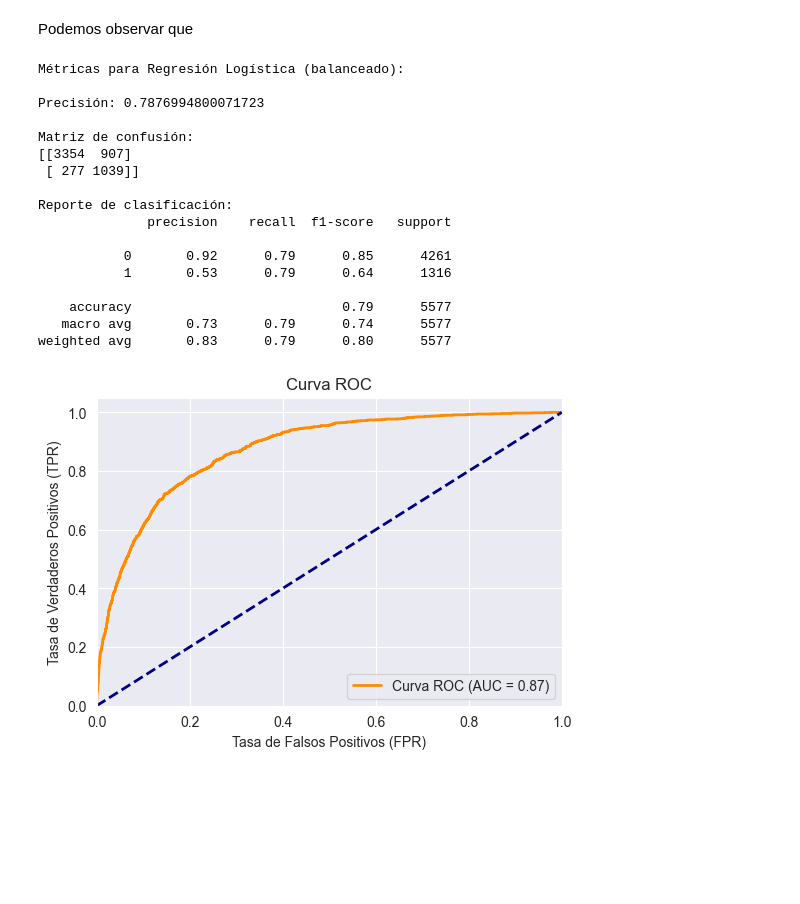
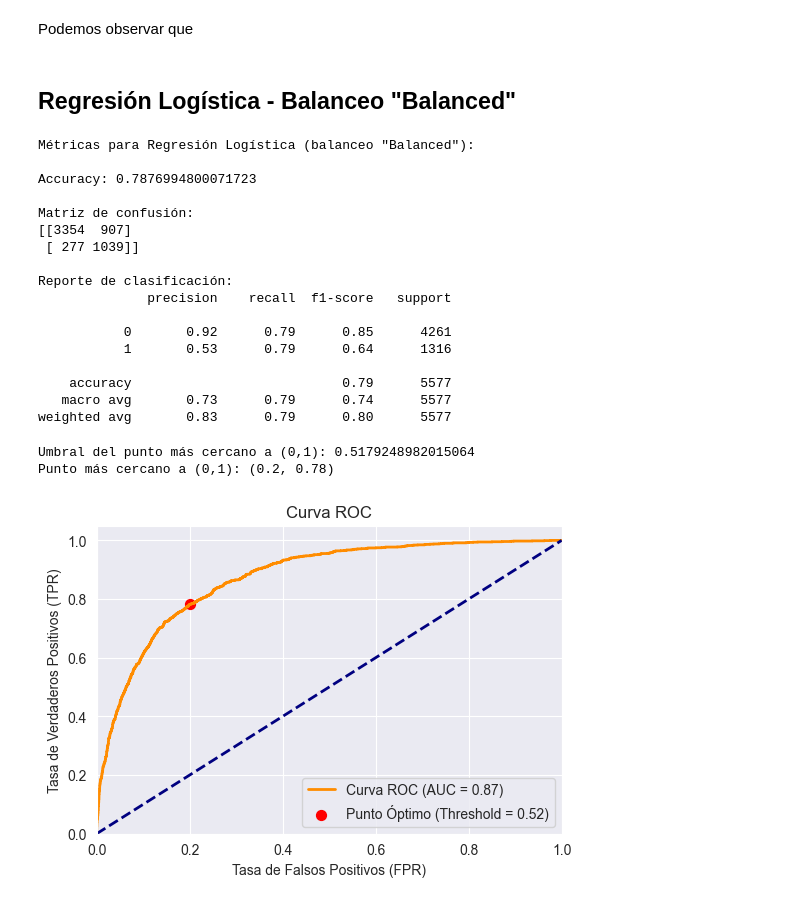
Before and after one commit to therokitoki/AA1-TUIA-Alsop-Hachen, a Jupyter notebook: tp2.ipynb, the cells around one changed output. Cells and saved outputs as stored; diff of their text form; code cells hidden in the pictures; blank space fills up the shorter version.

```diff
--- a/tp2.ipynb
+++ b/tp2.ipynb
@@ -874,25 +957,18 @@ plt.show()
 # %% [markdown]
 Podemos observar que
+# %% [markdown]
+## Regresión Logística - Balanceo "Balanced"
 # %%
 # Creamos el modelo de Regresión logística
-logistic_model2 = LogisticRegression(random_state=42, class_weight='balanced', max_iter=200)
-logistic_model2.fit(x_train_scaled, y_train)
-y_pred = logistic_model2.predict(x_test_scaled)
+logistic_weight_balanced = LogisticRegression(random_state=42, class_weight='balanced', max_iter=200)
+logistic_weight_balanced.fit(x_train_scaled, y_train)
+y_pred = logistic_weight_balanced.predict(x_test_scaled)
 
-accuracy_logreg = accuracy_score(y_test, y_pred)
-confusion_matrix_logreg = confusion_matrix(y_test, y_pred)
-classification_report_logreg = classification_report(y_test, y_pred)
-
-print("Métricas para Regresión Logística (balanceado):")
-print(f'\nPrecisión: {accuracy_logreg}')
-print("\nMatriz de confusión:")
-print(confusion_matrix_logreg)
-print("\nReporte de clasificación:")
-print(classification_report_logreg)
+logRegMetrics(y_test,y_pred,'Regresión Logística (balanceo "Balanced")')
 # %% [output]
-Métricas para Regresión Logística (balanceado):
+Métricas para Regresión Logística (balanceo "Balanced"):
 
-Precisión: 0.7876994800071723
+Accuracy: 0.7876994800071723
 
 Matriz de confusión:
 [[3354  907]
@@ -909,22 +985,10 @@ Reporte de clasificación:
 weighted avg       0.83      0.79      0.80      5577
 # %%
 # Obtengo las probabilidades de predicción del modelo
-y_probs2 = logistic_model2.predict_proba(x_test_scaled)[:, 1]
+y_probs2 = logistic_weight_balanced.predict_proba(x_test_scaled)[:, 1]
 
-# Calculo la ROC y el AUC
-fpr2, tpr2, thresholds = roc_curve(y_test, y_probs2)
-roc_auc2 = auc(fpr2, tpr2)
+logistic_balanced_th = curvaRocCustom(y_test,y_probs2)
+# %% [output]
+Umbral del punto más cercano a (0,1): 0.5179248982015064
+Punto más cercano a (0,1): (0.2, 0.78)
+[figure, added]
-# %%
-# Grafico la curva ROC
-plt.figure(figsize=(6, 4))
-plt.plot(fpr2, tpr2, color='darkorange', lw=2, label='Curva ROC (AUC = %0.2f)' % roc_auc2)
-plt.plot([0, 1], [0, 1], color='navy', lw=2, linestyle='--')
-plt.xlim([0.0, 1.0])
-plt.ylim([0.0, 1.05])
-plt.xlabel('Tasa de Falsos Positivos (FPR)')
-plt.ylabel('Tasa de Verdaderos Positivos (TPR)')
-plt.title('Curva ROC')
-plt.legend(loc="lower right")
-plt.show()
-# %% [output]
-[figure, removed]
```
Also changed, not shown: parts of 36 cells of this notebook.
